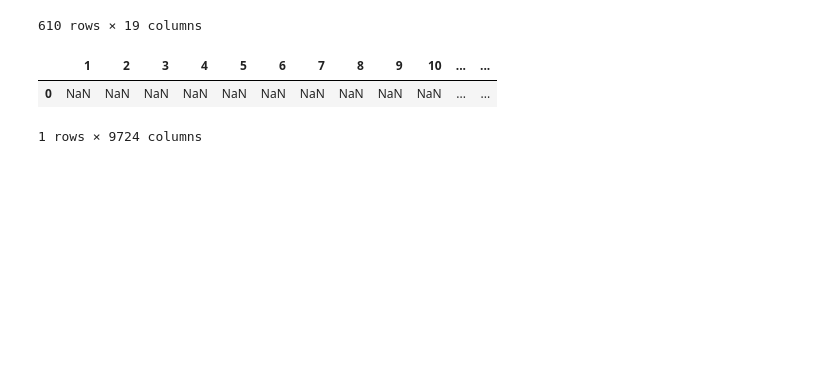
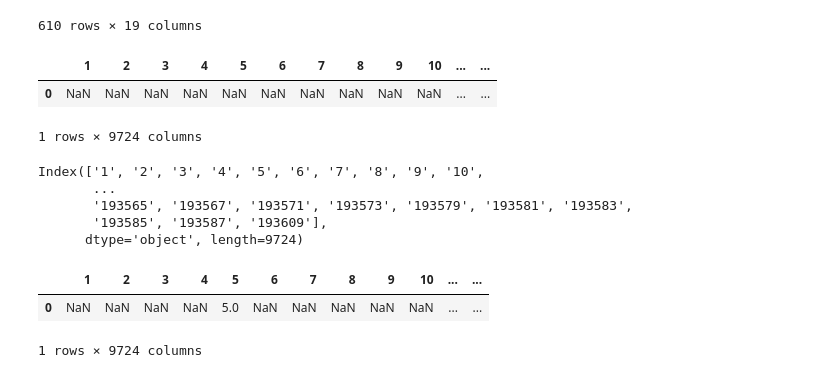
Before and after one commit to ccuevasd/movie_recommender, a Jupyter notebook: nmf/nmf.ipynb, the cells around one changed output. Drawn from its saved outputs; the diff is of its cells as text; code cells hidden in the pictures; blank space fills up the shorter version.

Commit message:
Created for loop that finds the website user rating in our nan vector

```diff
--- a/nmf/nmf.ipynb
+++ b/nmf/nmf.ipynb
@@ -88,9 +88,9 @@ P
 # HERE I WILL TRY THE PICKLE THING LATER
 # %%
 flask_user_input = {
-    '126': '5',
-    '7002': '3',
-    '600': '4'
+    '5': '5',
+    '193609': '3',
+    '193583': '4'
 }
 # %%
 new_user_vector = pd.DataFrame([np.nan]*len(R.columns), index=R.columns).transpose()
@@ -99,3 +99,24 @@ new_user_vector
 |  | 1 | 2 | 3 | 4 | 5 | 6 | 7 | 8 | 9 | 10 | ... | ... |
 | 0 | NaN | NaN | NaN | NaN | NaN | NaN | NaN | NaN | NaN | NaN | ... | ... |
 1 rows × 9724 columns
+# %%
+print(new_user_vector.columns)
+# %% [output]
+Index(['1', '2', '3', '4', '5', '6', '7', '8', '9', '10',
+       ...
+       '193565', '193567', '193571', '193573', '193579', '193581', '193583',
+       '193585', '193587', '193609'],
+      dtype='object', length=9724)
+# %%
+for  key, value in flask_user_input.items():
+  #  if key in new_user_vector.columns:
+    new_user_vector.loc[:, key] = float(value)
+   # else:
+    #    closest_match = process.extract(key, movies)[0][0]
+     #   new_user_vector.loc[:, closest_match] = float(value)
+# %%
+new_user_vector
+# %% [output]
+|  | 1 | 2 | 3 | 4 | 5 | 6 | 7 | 8 | 9 | 10 | ... | ... |
+| 0 | NaN | NaN | NaN | NaN | 5.0 | NaN | NaN | NaN | NaN | NaN | ... | ... |
+1 rows × 9724 columns
```
